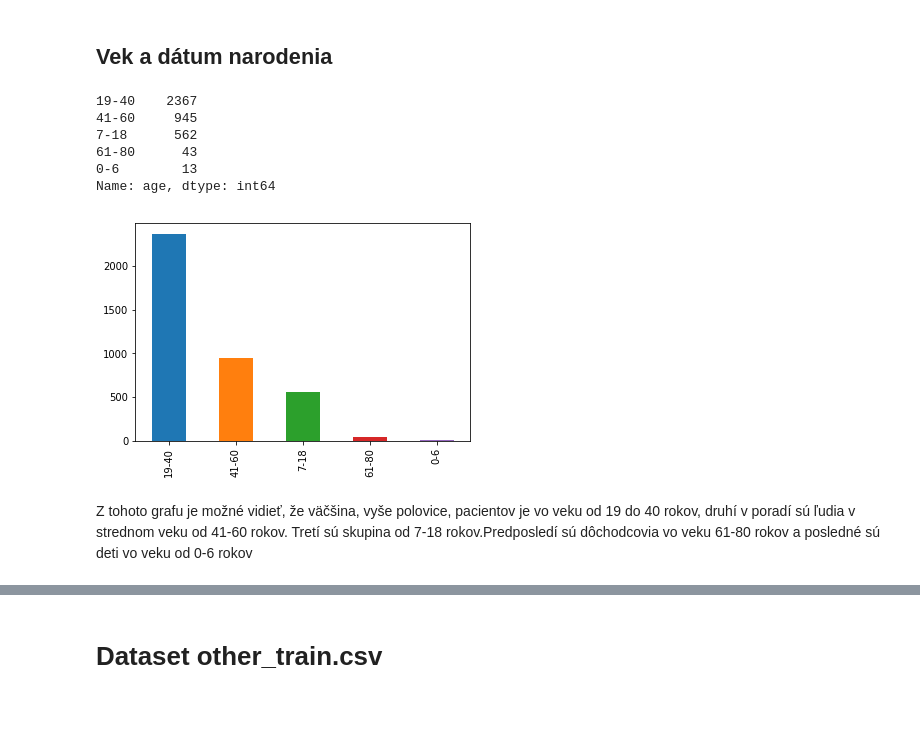
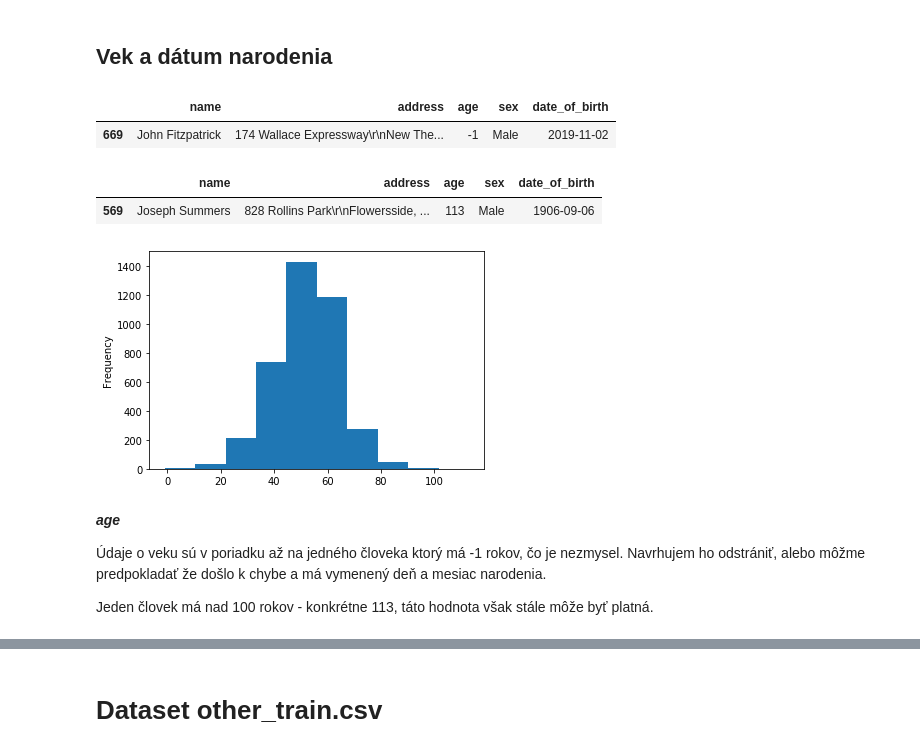
Before and after one commit to Gugliar/IAU-projekt, a Jupyter notebook: IAU_Tibensky_Jedinak.ipynb, the cells around one changed output, grey strips where cells are left out. Drawn from its saved outputs; the diff is of its cells as text; code cells hidden in the pictures; blank space fills up the shorter version.

Commit message:
1. odovzdavanie doplnene datumy narodenia, opravene chyby, uprava

```diff
--- a/IAU_Tibensky_Jedinak.ipynb
+++ b/IAU_Tibensky_Jedinak.ipynb
@@ -124,21 +124,19 @@ Name: sex, dtype: int64
 Ako je možné vidieť z grafu, v našej vzorke je viacej mužov ako žien, konkrétne mužov je 65% a žien je 35%.
 # %% [markdown]
 ## Vek a dátum narodenia
-# %%
-bins = [6,18,40,60,80,110]
-labels = ["0-6","7-18","19-40","41-60","61-80"]
-group = pd.cut(personal_data["age"],bins=bins,labels=labels,right=False)
-group.value_counts().plot(kind="bar")
-group.value_counts(dropna="false")
-# %% [output]
-19-40    2367
-41-60     945
-7-18      562
-61-80      43
-0-6        13
-Name: age, dtype: int64
-[figure, removed]
-# %% [markdown]
-Z tohoto grafu je možné vidieť, že väčšina, vyše polovice, pacientov je vo veku od 19 do 40 rokov, druhí v poradí sú ľudia v strednom veku od 41-60 rokov. Tretí sú skupina od 7-18 rokov.Predposledí sú dôchodcovia vo veku 61-80 rokov a posledné sú deti vo veku od 0-6 rokov
-# %%
-personal_data["date_of_birth"] = pd.to_datetime(personal_data["date_of_birth"],errors='ignore')
+# %%
+personal_data["age"].plot(kind="hist")
+display(personal_data[personal_data['age']<=0])
+personal_data[personal_data['age']>=100]
+# %% [output]
+|  | name | address | age | sex | date_of_birth |
+| 669 | John Fitzpatrick | 174 Wallace Expressway\r\nNew The... | -1 | Male | 2019-11-02 |
+|  | name | address | age | sex | date_of_birth |
+| 569 | Joseph Summers | 828 Rollins Park\r\nFlowersside, ... | 113 | Male | 1906-09-06 |
+[figure, added]
+# %% [markdown]
+***age***
+
+Údaje o veku sú v poriadku až na jedného človeka ktorý má -1 rokov, čo je nezmysel. Navrhujem ho odstrániť, alebo môžme predpokladať že došlo k chybe a má vymenený deň a mesiac narodenia.
+
+Jeden človek má nad 100 rokov - konkrétne 113, táto hodnota však stále môže byť platná.
```
Also changed, not shown: parts of 32 cells of this notebook.
